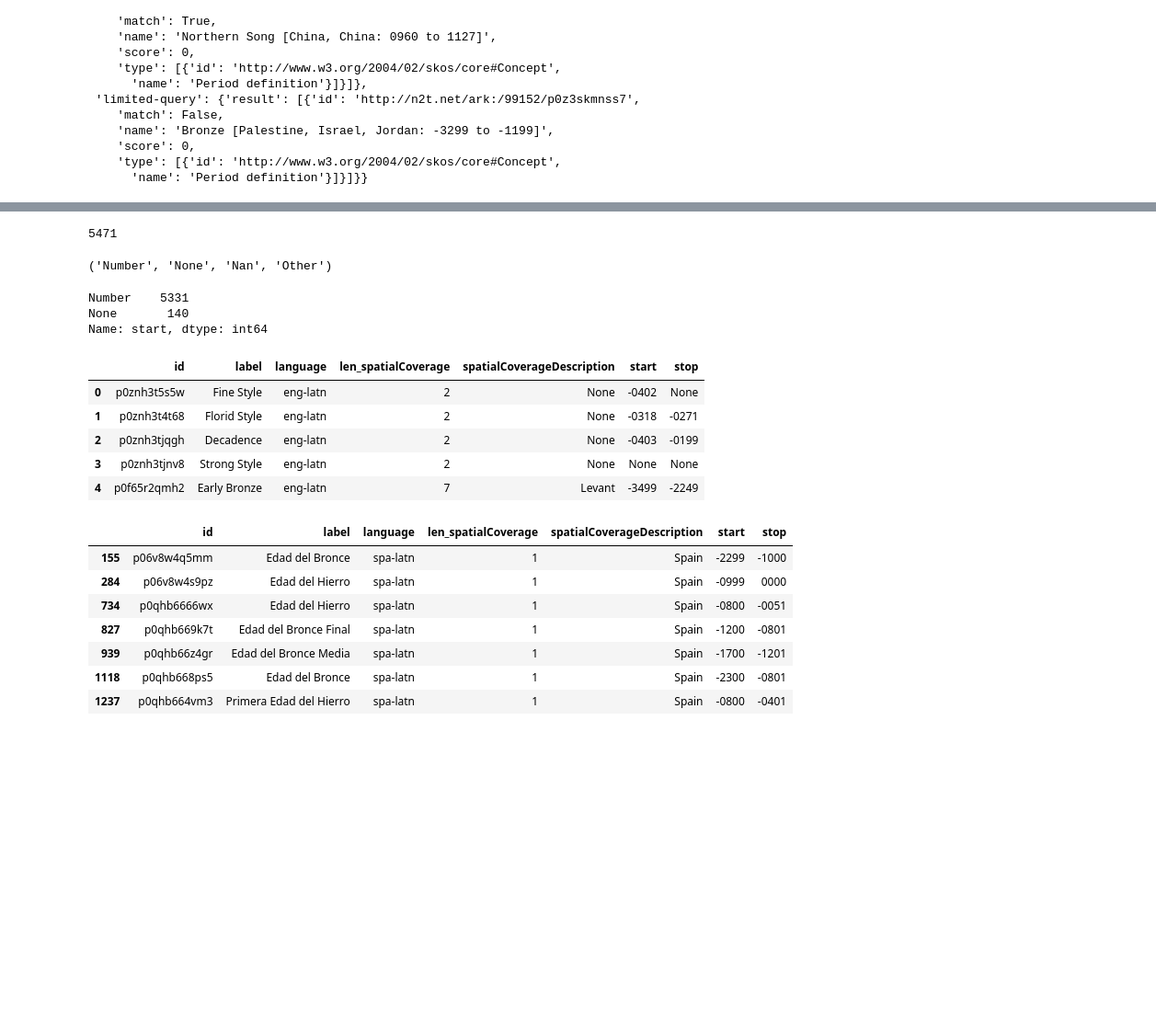
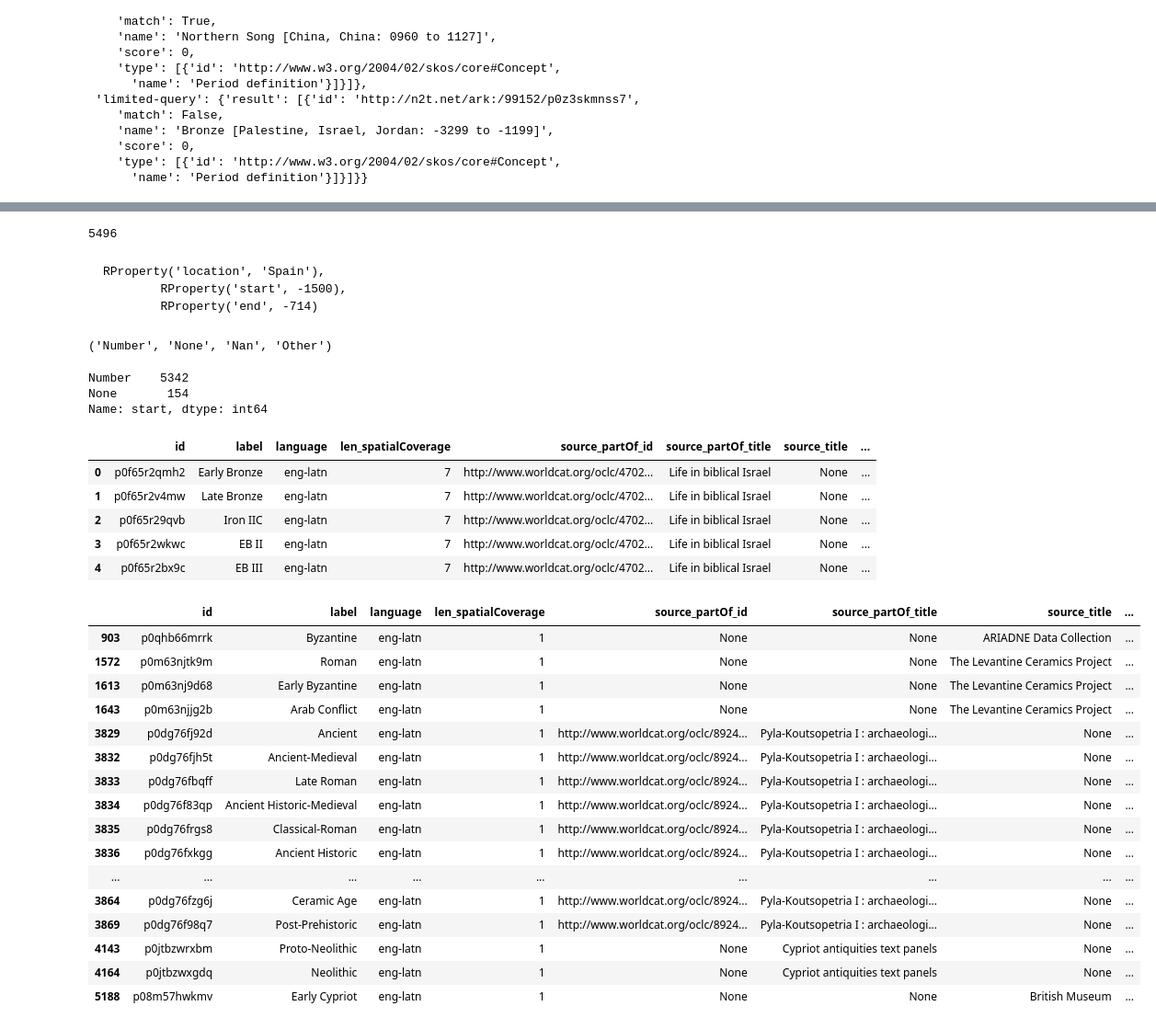
Before and after one commit to periodo/periodo-reconciler-py, a Jupyter notebook: notebooks/analysis_of_reconciliation_data.ipynb, the cells around one changed output, grey strips where cells are left out. Shown at 92% size. Drawn from its saved outputs; the diff is of its cells as text; code cells hidden in the pictures; blank space fills up the shorter version.

````diff
--- a/notebooks/analysis_of_reconciliation_data.ipynb
+++ b/notebooks/analysis_of_reconciliation_data.ipynb
@@ -90,3 +90,6 @@ rdata['periodCollections']['p0bsjms']
    'title': 'The romanization of central Spain : complexity, diversity, and change in a provincial hinterland',
    'yearPublished': 2004}},
  'type': 'PeriodCollection'}
+# %%
+v = list(rdata['periodCollections'].values())[0]
+v['source']
@@ -102,6 +112,11 @@ def definitions_from_file(data_path):
                 'start': definition['start'].get('in', {}).get('year'),
                 'stop':definition['stop'].get('in', {}).get('year'),
                 'spatialCoverageDescription':definition.get('spatialCoverageDescription'),
+                # 'source': v['source'],
+                'source_url': v['source'].get('url'),
+                'source_title': v['source'].get('title'),
+                'source_partOf_id': v['source'].get('partOf',{}).get('id'),
+                'source_partOf_title': v['source'].get('partOf',{}).get('title'),
                 'len_spatialCoverage': len(definition.get('spatialCoverage', [])) # definition.get('spatialCoverage', {}).get('label')
             }
 # %%
@@ -224,4 +239,4 @@ r
 # %%
 len(ddf)
 # %% [output]
-5471
+5496
@@ -235,3 +243,10 @@ RProperty('location', 'Spain'),
+# %% [markdown]
+
+```
+RProperty('location', 'Spain'),
+        RProperty('start', -1500),
+        RProperty('end', -714)
+```
 # %%
 # number, None, or something else
 
@@ -252,8 +267,8 @@ classify_start(1), classify_start(None), classify_start(np.nan), classify_start(
 # %%
 ddf.start.apply(classify_start).value_counts()
 # %% [output]
-Number    5331
-None       140
+Number    5342
+None       154
 Name: start, dtype: int64
 # %%
 def possible_spatial_temporal(location, start, stop,
@@ -304,25 +319,34 @@ def possible_spatial_temporal(location, start, stop,
 # %%
 ddf.head()
 # %% [output]
-|  | id | label | language | len_spatialCoverage | spatialCoverageDescription | start | stop |
-| 0 | p0znh3t5s5w | Fine Style | eng-latn | 2 | None | -0402 | None |
-| 1 | p0znh3t4t68 | Florid Style | eng-latn | 2 | None | -0318 | -0271 |
-| 2 | p0znh3tjqgh | Decadence | eng-latn | 2 | None | -0403 | -0199 |
-| 3 | p0znh3tjnv8 | Strong Style | eng-latn | 2 | None | None | None |
-| 4 | p0f65r2qmh2 | Early Bronze | eng-latn | 7 | Levant | -3499 | -2249 |
+|  | id | label | language | len_spatialCoverage | source_partOf_id | source_partOf_title | source_title | ... |
+| 0 | p0f65r2qmh2 | Early Bronze | eng-latn | 7 | http://www.worldcat.org/oclc/4702... | Life in biblical Israel | None | ... |
+| 1 | p0f65r2v4mw | Late Bronze | eng-latn | 7 | http://www.worldcat.org/oclc/4702... | Life in biblical Israel | None | ... |
+| 2 | p0f65r29qvb | Iron IIC | eng-latn | 7 | http://www.worldcat.org/oclc/4702... | Life in biblical Israel | None | ... |
+| 3 | p0f65r2wkwc | EB II | eng-latn | 7 | http://www.worldcat.org/oclc/4702... | Life in biblical Israel | None | ... |
+| 4 | p0f65r2bx9c | EB III | eng-latn | 7 | http://www.worldcat.org/oclc/4702... | Life in biblical Israel | None | ... |
 # %%
-location = "Spain"
-start = -1500
-stop = -714
+location = "Cyprus"
+start = 300
+stop = 749
 
 
 ddf[ddf.apply(possible_spatial_temporal(location,start,stop, location_strict=True), axis=1)]
 # %% [output]
-|  | id | label | language | len_spatialCoverage | spatialCoverageDescription | start | stop |
-| 155 | p06v8w4q5mm | Edad del Bronce | spa-latn | 1 | Spain | -2299 | -1000 |
-| 284 | p06v8w4s9pz | Edad del Hierro | spa-latn | 1 | Spain | -0999 | 0000 |
-| 734 | p0qhb6666wx | Edad del Hierro | spa-latn | 1 | Spain | -0800 | -0051 |
-| 827 | p0qhb669k7t | Edad del Bronce Final | spa-latn | 1 | Spain | -1200 | -0801 |
-| 939 | p0qhb66z4gr | Edad del Bronce Media | spa-latn | 1 | Spain | -1700 | -1201 |
-| 1118 | p0qhb668ps5 | Edad del Bronce | spa-latn | 1 | Spain | -2300 | -0801 |
-| 1237 | p0qhb664vm3 | Primera Edad del Hierro | spa-latn | 1 | Spain | -0800 | -0401 |
+|  | id | label | language | len_spatialCoverage | source_partOf_id | source_partOf_title | source_title | ... |
+| 903 | p0qhb66mrrk | Byzantine | eng-latn | 1 | None | None | ARIADNE Data Collection | ... |
+| 1572 | p0m63njtk9m | Roman | eng-latn | 1 | None | None | The Levantine Ceramics Project | ... |
+| 1613 | p0m63nj9d68 | Early Byzantine | eng-latn | 1 | None | None | The Levantine Ceramics Project | ... |
+| 1643 | p0m63njjg2b | Arab Conflict | eng-latn | 1 | None | None | The Levantine Ceramics Project | ... |
+| 3829 | p0dg76fj92d | Ancient | eng-latn | 1 | http://www.worldcat.org/oclc/8924... | Pyla-Koutsopetria I : archaeologi... | None | ... |
+| 3832 | p0dg76fjh5t | Ancient-Medieval | eng-latn | 1 | http://www.worldcat.org/oclc/8924... | Pyla-Koutsopetria I : archaeologi... | None | ... |
+| 3833 | p0dg76fbqff | Late Roman | eng-latn | 1 | http://www.worldcat.org/oclc/8924... | Pyla-Koutsopetria I : archaeologi... | None | ... |
+| 3834 | p0dg76f83qp | Ancient Historic-Medieval | eng-latn | 1 | http://www.worldcat.org/oclc/8924... | Pyla-Koutsopetria I : archaeologi... | None | ... |
+| 3835 | p0dg76frgs8 | Classical-Roman | eng-latn | 1 | http://www.worldcat.org/oclc/8924... | Pyla-Koutsopetria I : archaeologi... | None | ... |
+| 3836 | p0dg76fxkgg | Ancient Historic | eng-latn | 1 | http://www.worldcat.org/oclc/8924... | Pyla-Koutsopetria I : archaeologi... | None | ... |
+| ... | ... | ... | ... | ... | ... | ... | ... | ... |
+| 3864 | p0dg76fzg6j | Ceramic Age | eng-latn | 1 | http://www.worldcat.org/oclc/8924... | Pyla-Koutsopetria I : archaeologi... | None | ... |
+| 3869 | p0dg76f98q7 | Post-Prehistoric | eng-latn | 1 | http://www.worldcat.org/oclc/8924... | Pyla-Koutsopetria I : archaeologi... | None | ... |
+| 4143 | p0jtbzwrxbm | Proto-Neolithic | eng-latn | 1 | None | Cypriot antiquities text panels | None | ... |
+| 4164 | p0jtbzwxgdq | Neolithic | eng-latn | 1 | None | Cypriot antiquities text panels | None | ... |
+| 5188 | p08m57hwkmv | Early Cypriot | eng-latn | 1 | None | None | British Museum | ... |
````
Also changed, not shown: parts of 13 cells of this notebook, 5 other files.
